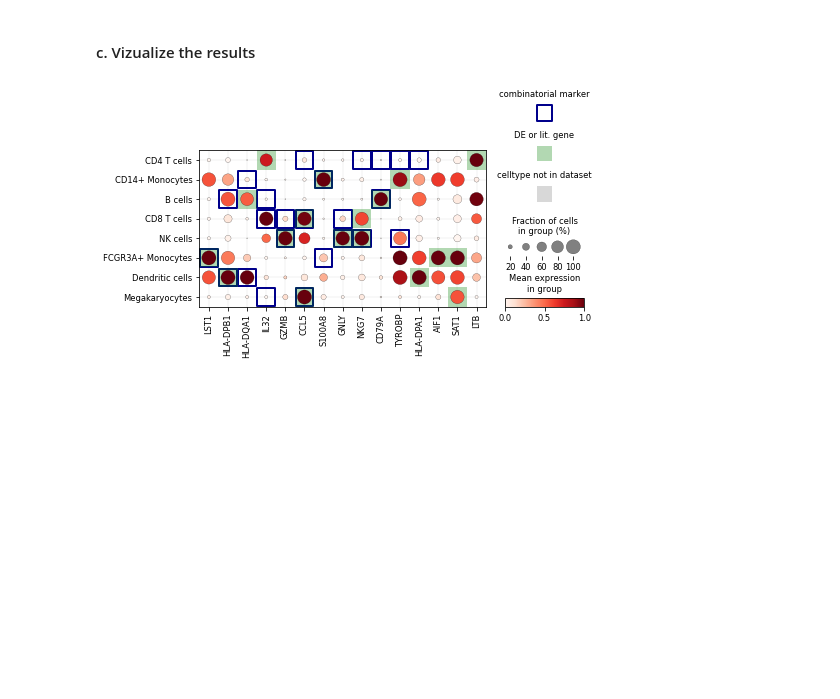
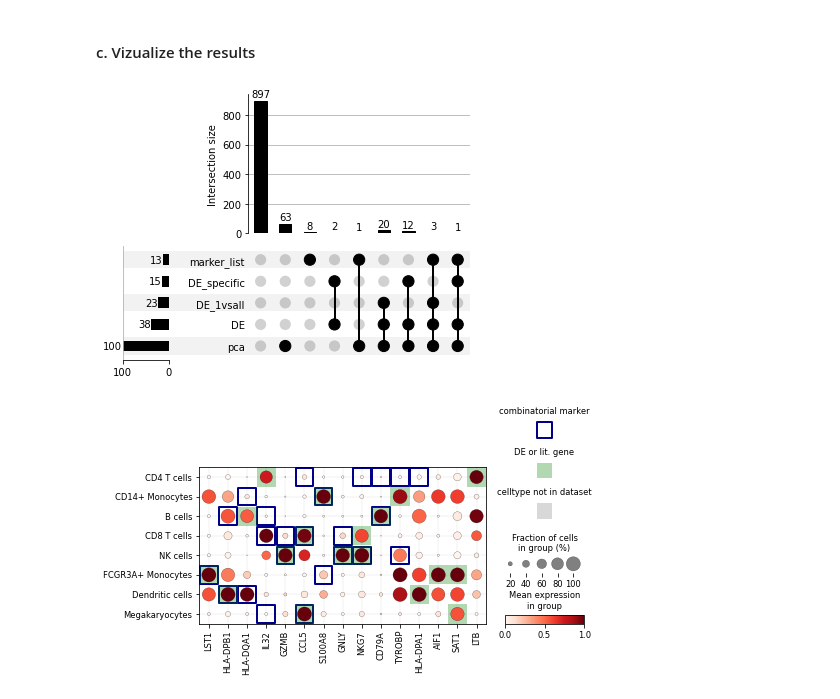
Before and after one commit to theislab/spapros, a Jupyter notebook: tutorials/spapros_tutorial_advanced_selection.ipynb, the cells around one changed output. Cells and saved outputs as stored; diff of their text form; code cells hidden in the pictures; blank space fills up the shorter version.

```diff
--- a/tutorials/spapros_tutorial_advanced_selection.ipynb
+++ b/tutorials/spapros_tutorial_advanced_selection.ipynb
@@ -257,3 +260,7 @@ selector.probeset
 1000 rows × 17 columns
 # %% [markdown]
 #### c. Vizualize the results
+# %%
+selector.plot_gene_overlap()
+# %% [output]
+[figure, added]
```
Also changed, not shown: parts of 7 cells of this notebook, 5 other files.
